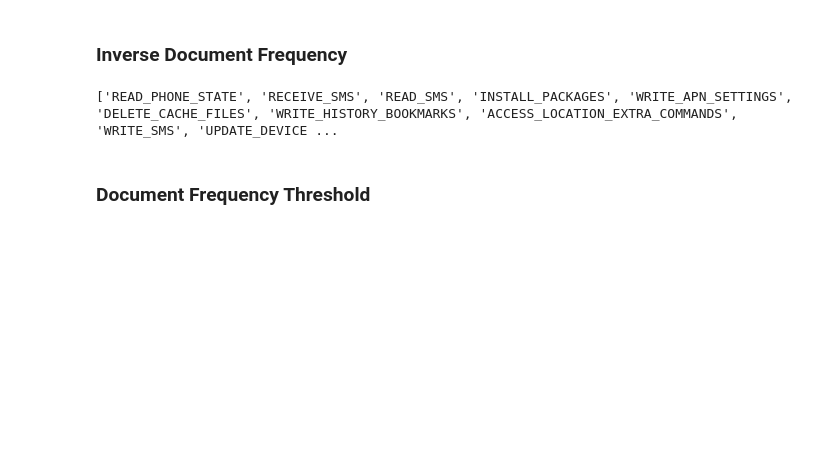
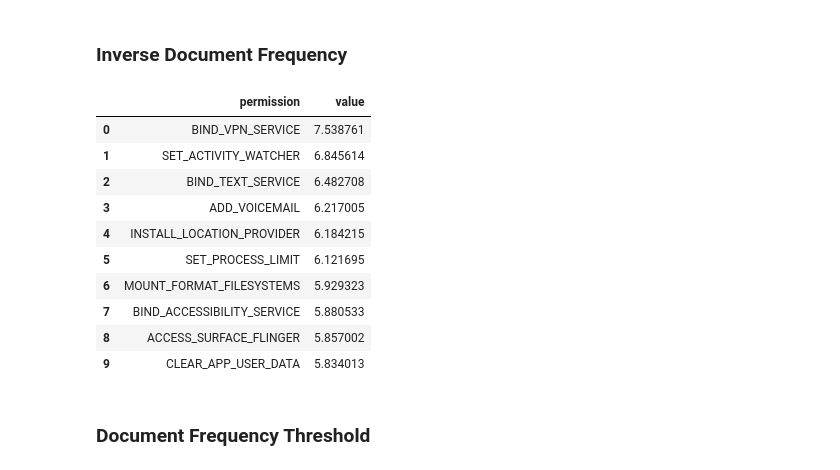
Before and after one commit to NiguXNick/DataScience, a Jupyter notebook: Filter-Based.ipynb, the cells around one changed output. Cells and saved outputs as stored; diff of their text form; code cells hidden in the pictures; blank space fills up the shorter version.

```diff
--- a/Filter-Based.ipynb
+++ b/Filter-Based.ipynb
@@ -111,22 +133,34 @@ print(best_features)
 <h3> Inverse Document Frequency
 # %%
 def idf(permission_id,class_id,ds):
-    return np.log(N() / (a(permission_id,class_id,ds) + c(permission_id,class_id,ds)))
+    return np.log(N(ds) / (a(permission_id,class_id,ds) + c(permission_id,class_id,ds)))
 
 def get_idf_list(class_id, ds):
     idf_list = []
-    for permission in ds.columns[1:-1]:
+    for permission in ds.columns[:-1]:
         idf_list.append([permission, idf(permission, class_id, ds)])
-    return idf_list
+    return sorted(idf_list, key=lambda x: x[1], reverse=True)
 
-list = get_idf_list(1,ds)
-list.sort(key=lambda x: x[1], reverse=True)
-for i in range(10):
-    if list[i][0] not in best_features:
-        best_features.append(list[i][0])
-print(best_features)
+def get_idf_df(class_id, ds):
+    idf_list = get_idf_list(class_id, ds)
+    idf_df = pd.DataFrame(idf_list, columns=['permission', 'idf'])
+    idf_df.rename(columns={'idf': 'value'}, inplace=True)
+    return idf_df
+
+idf_df = get_idf_df(1, ds)
+idf_df.head(10)
 # %% [output]
-['READ_PHONE_STATE', 'RECEIVE_SMS', 'READ_SMS', 'INSTALL_PACKAGES', 'WRITE_APN_SETTINGS', 'DELETE_CACHE_FILES', 'WRITE_HISTORY_BOOKMARKS', 'ACCESS_LOCATION_EXTRA_COMMANDS', 'WRITE_SMS', 'UPDATE_DEVICE ...
+|  | permission | value |
+| 0 | BIND_VPN_SERVICE | 7.538761 |
+| 1 | SET_ACTIVITY_WATCHER | 6.845614 |
+| 2 | BIND_TEXT_SERVICE | 6.482708 |
+| 3 | ADD_VOICEMAIL | 6.217005 |
+| 4 | INSTALL_LOCATION_PROVIDER | 6.184215 |
+| 5 | SET_PROCESS_LIMIT | 6.121695 |
+| 6 | MOUNT_FORMAT_FILESYSTEMS | 5.929323 |
+| 7 | BIND_ACCESSIBILITY_SERVICE | 5.880533 |
+| 8 | ACCESS_SURFACE_FLINGER | 5.857002 |
+| 9 | CLEAR_APP_USER_DATA | 5.834013 |
 # %% [markdown]
 <h3> Document Frequency Threshold
 # %%
```
Also changed, not shown: parts of 10 cells of this notebook.
